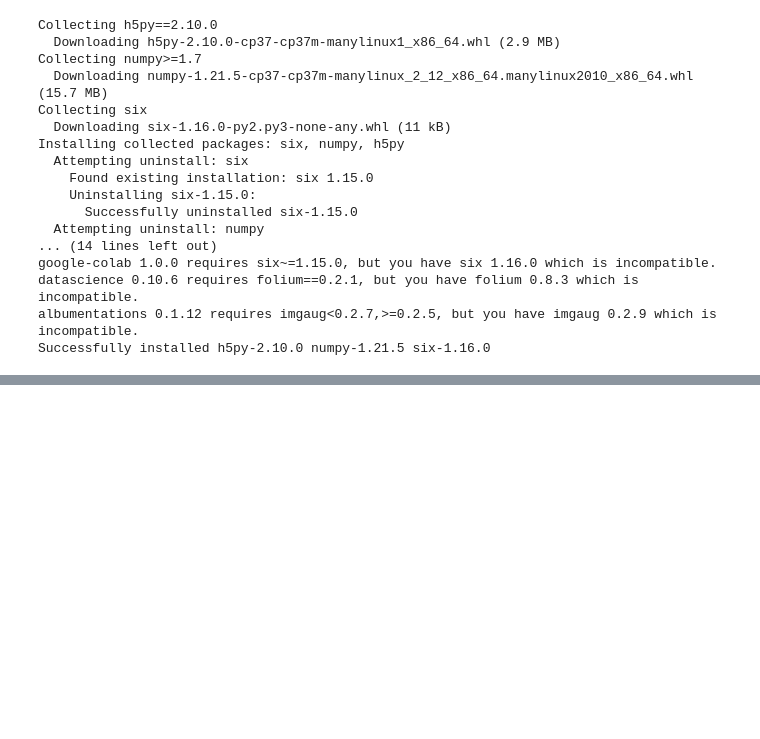
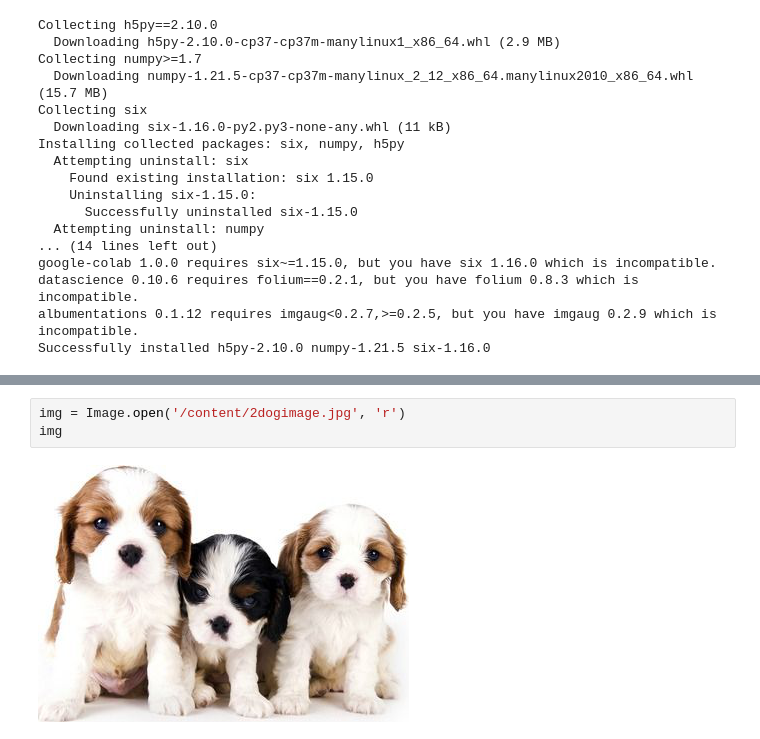
Before and after one commit to Mochismo/LearnPython, a Jupyter notebook: 34_Faster_R_CNN_&_YOLO_v3.ipynb, the cells around one changed output, grey strips where cells are left out. Saved outputs shown, nothing was run; the diff lists cells and outputs as text; blank space fills up the shorter version.

```diff
--- a/34_Faster_R_CNN_&_YOLO_v3.ipynb
+++ b/34_Faster_R_CNN_&_YOLO_v3.ipynb
@@ -234,0 +238,5 @@ WARNING:tensorflow:From /usr/local/lib/python3.7/dist-packages/keras/optimizers.
+# %%
+img = Image.open('/content/2dogimage.jpg', 'r')
+img
+# %% [output]
+[figure, added]
```
Also changed, not shown: parts of 31 cells of this notebook.
